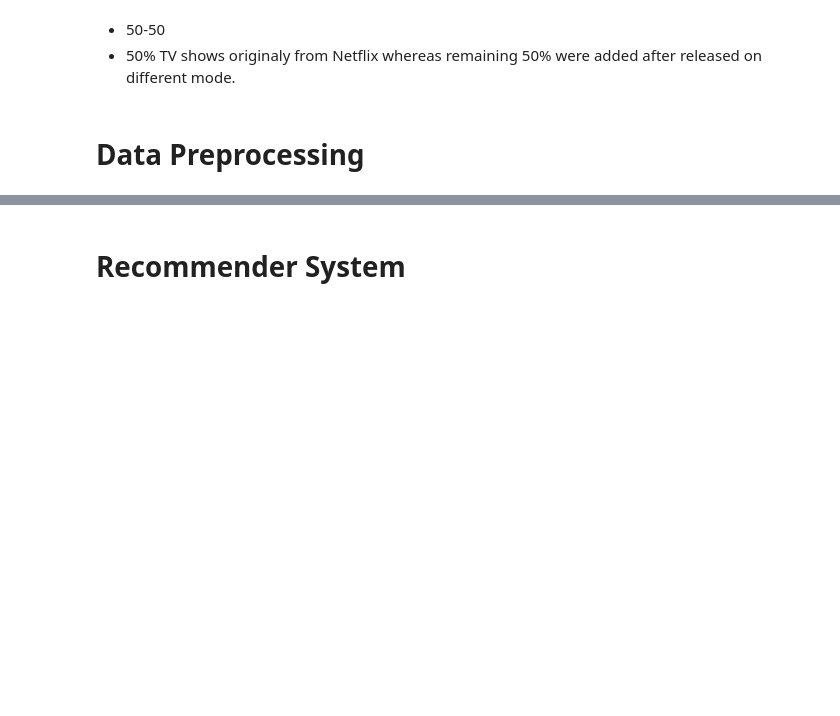
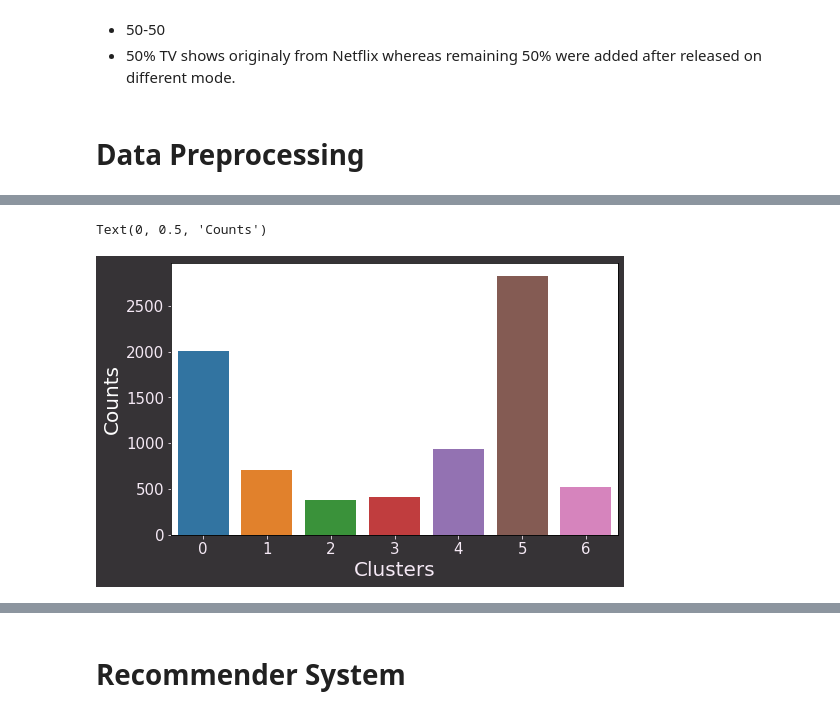
Before and after one commit to MandarRKhatavkar/Netflix-Movies-TV-Shows-Clustering, a Jupyter notebook: NETFLIX_MOVIES_AND_TV_SHOWS_CLUSTERING.ipynb, the cells around one changed output, grey strips where cells are left out. Drawn from its saved outputs; the diff is of its cells as text; code cells hidden in the pictures; blank space fills up the shorter version.

```diff
--- a/NETFLIX_MOVIES_AND_TV_SHOWS_CLUSTERING.ipynb
+++ b/NETFLIX_MOVIES_AND_TV_SHOWS_CLUSTERING.ipynb
@@ -1133,0 +872,13 @@ df[df['cluster']==1]
+# %%
+kmeans = KMeans(n_clusters=7,init="k-means++",random_state=42)
+df2['cluster_tf']=kmeans.fit_predict(X)
+# %%
+fig, ax = plt.subplots(figsize=(8,5),facecolor="#363336")
+sns.countplot(df2['cluster_tf'])
+ax.tick_params(axis='x', colors='#F5E9F5',labelsize=15)
+ax.tick_params(axis='y', colors='#F5E9F5',labelsize=15)
+ax.set_xlabel("Clusters", color='#F5E9F5', fontsize=20)
+ax.set_ylabel("Counts",  color='white', fontsize=20)
+# %% [output]
+Text(0, 0.5, 'Counts')
+[figure, added]
```
Also changed, not shown: parts of 87 cells of this notebook.
